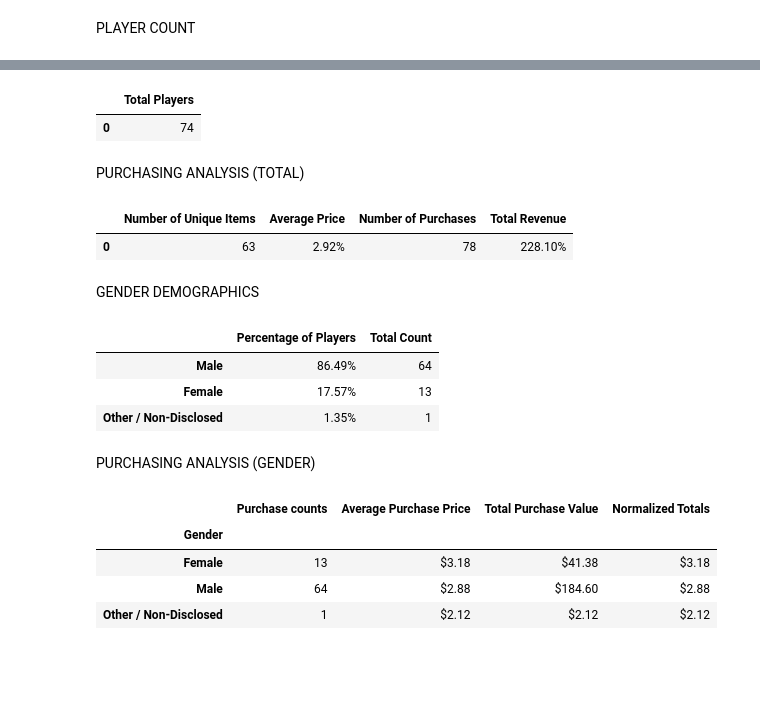
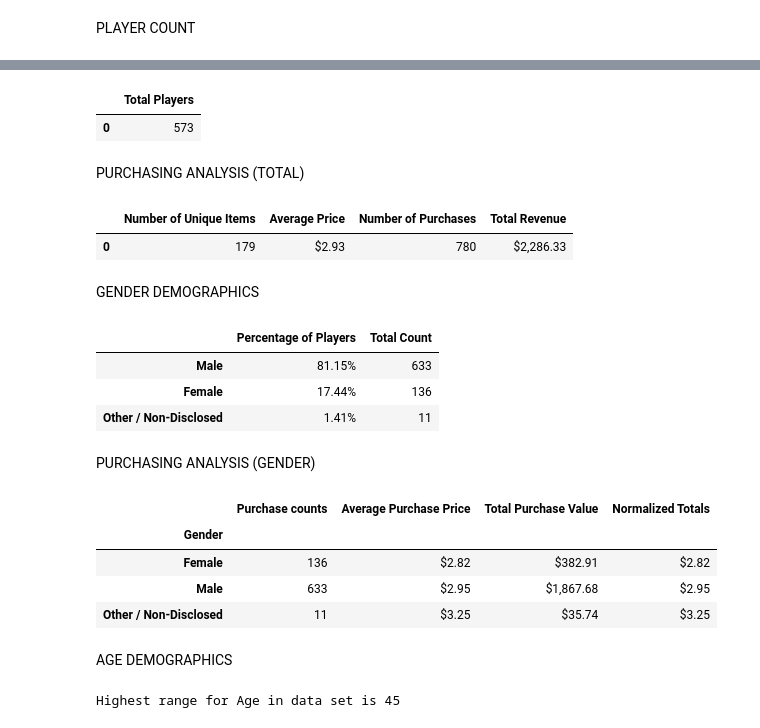
Before and after one commit to Niyatihd/pandas-challenge, a Jupyter notebook: heroes_of_pymoli.ipynb, the cells around one changed output, grey strips where cells are left out. Drawn from its saved outputs; the diff is of its cells as text; code cells hidden in the pictures; blank space fills up the shorter version.

```diff
--- a/heroes_of_pymoli.ipynb
+++ b/heroes_of_pymoli.ipynb
@@ -9,4 +9,4 @@ import numpy as np
 # %%
 # Store filepath in a variable
 #file_path = input("Please enter file path: ")
-file_path = "HeroesOfPymoli/purchase_data2.json"
+file_path = "HeroesOfPymoli/purchase_data.json"
@@ -38,10 +54,10 @@ dtype: int64
 # %%
 total_players = len(file_one_df['SN'].unique())
-total_players = pd.DataFrame([{"Total Players": total_players}])
-total_players
+total_players_df = pd.DataFrame([{"Total Players": total_players}])
+total_players_df
 # %% [output]
 |  | Total Players |
-| 0 | 74 |
+| 0 | 573 |
 # %% [markdown]
 PURCHASING ANALYSIS (TOTAL)
 # %%
@@ -62,31 +78,31 @@ purchasing_analysis_df = purchasing_analysis_df[['Number of Unique Items',
                                                 'Average Price',
                                                 'Number of Purchases',
                                                 'Total Revenue']]
-purchasing_analysis_df["Average Price"] = purchasing_analysis_df["Average Price"].map("{0:,.2f}%".format)
-purchasing_analysis_df["Total Revenue"] = purchasing_analysis_df["Total Revenue"].map("{0:,.2f}%".format)
+purchasing_analysis_df["Average Price"] = purchasing_analysis_df["Average Price"].map("${0:,.2f}".format)
+purchasing_analysis_df["Total Revenue"] = purchasing_analysis_df["Total Revenue"].map("${0:,.2f}".format)
 purchasing_analysis_df
 # %% [output]
 |  | Number of Unique Items | Average Price | Number of Purchases | Total Revenue |
-| 0 | 63 | 2.92% | 78 | 228.10% |
+| 0 | 179 | $2.93 | 780 | $2,286.33 |
 # %% [markdown]
 GENDER DEMOGRAPHICS
 # %%
 demographic_count = file_one_df['Gender'].value_counts()
 demographic_count_df = pd.DataFrame(demographic_count)
 demographic_count_df = demographic_count_df.rename(columns={"Gender":"Total Count"})
-demographic_percent = [((x/total_players["Total Players"][0])*100) for x in demographic_count_df["Total Count"]]
+demographic_percent = [((x/total_purchases)*100) for x in demographic_count_df["Total Count"]]
 
 demographic_count_df["Percentage of Players"] = demographic_percent
 demographic_count_df["Percentage of Players"] = demographic_count_df["Percentage of Players"].map("{0:,.2f}%".format)
 demographic_count_df = demographic_count_df[['Percentage of Players','Total Count']]
 demographic_count_df
 
 #demographic_percent = demographic_count["Gender"].map
 # %% [output]
 |  | Percentage of Players | Total Count |
-| Male | 86.49% | 64 |
-| Female | 17.57% | 13 |
-| Other / Non-Disclosed | 1.35% | 1 |
+| Male | 81.15% | 633 |
+| Female | 17.44% | 136 |
+| Other / Non-Disclosed | 1.41% | 11 |
 # %% [markdown]
 PURCHASING ANALYSIS (GENDER)
 # %%
@@ -121,6 +137,25 @@ purchase_analysis
 # %% [output]
 |  | Purchase counts | Average Purchase Price | Total Purchase Value | Normalized Totals |
 | Gender |  |  |  |  |
-| Female | 13 | $3.18 | $41.38 | $3.18 |
-| Male | 64 | $2.88 | $184.60 | $2.88 |
-| Other / Non-Disclosed | 1 | $2.12 | $2.12 | $2.12 |
+| Female | 136 | $2.82 | $382.91 | $2.82 |
+| Male | 633 | $2.95 | $1,867.68 | $2.95 |
+| Other / Non-Disclosed | 11 | $3.25 | $35.74 | $3.25 |
+# %% [markdown]
+AGE DEMOGRAPHICS
+# %%
+#Make bins of age groups (<10, 10-14, 15-19, etc.) till the highest range for age in data set.
+maximum_age = file_one_df["Age"].max()
+print("Highest range for Age in data set is {}".format(maximum_age))
+bins = [0, 9, 14, 19, 24, 29, 34, 39, 100]
+
+# Create the names for the seven bins
+age_groups = ['<10', '10-14', '15-19', '20-24', '25-29', '30-34', '35-39', '>40']
+
+# Cut Age and place it into bins
+#pd.cut(file_one_df["Age"], bins, labels=age_groups)
+
+# Add new column to the original DF
+file_one_df["Age Range"] = pd.cut(file_one_df["Age"], bins, labels=age_groups)
+#file_one_df.head()
+# %% [output]
+Highest range for Age in data set is 45
```
Also changed, not shown: parts of 13 cells of this notebook, 2 other files.
